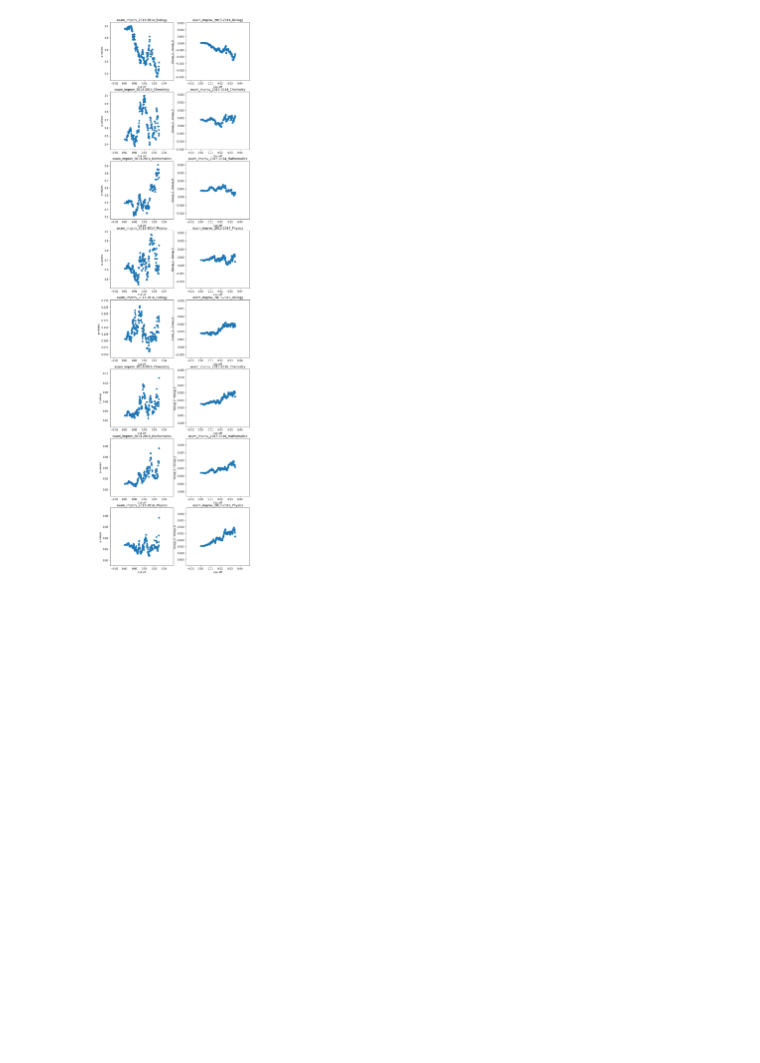
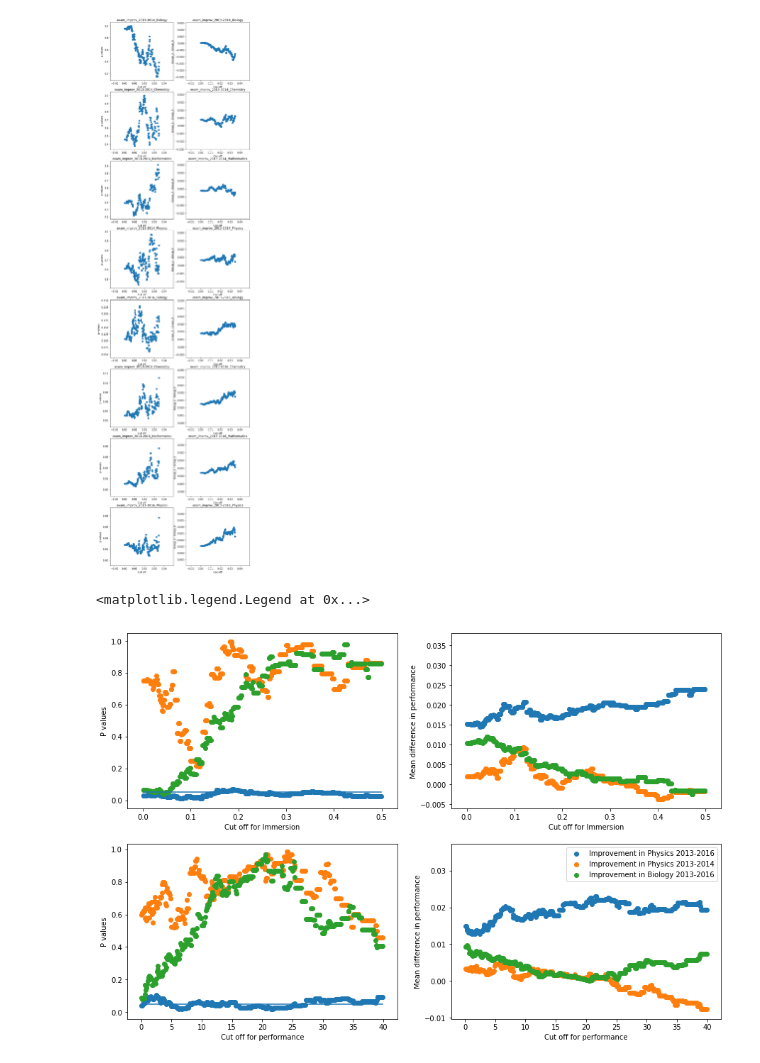
Before and after one commit to KeepFloyding/IP-research, a Jupyter notebook: additional_analysis/Testing new indicators.ipynb, the cells around one changed output. Saved outputs shown, nothing was run; the diff lists cells and outputs as text; code cells hidden in the pictures; blank space fills up the shorter version.

```diff
--- a/additional_analysis/Testing new indicators.ipynb
+++ b/additional_analysis/Testing new indicators.ipynb
@@ -300,3 +300,67 @@ for item_x in x_range:
         count += 1
 # %% [output]
 [figure]
+# %%
+# Checking for the first one
+
+bins = [-0.1, 0, 1, 1000]
+cut_off_array = np.array(range(1,500))*0.001
+df_score_1 = sensitivity_on_bin(df, 'std_ratio', df.filter(regex='exam_improv').columns, bins, ['Inactive','Semi-active','Active'], cut_off_array)
+
+# Check for the second one
+
+bins = [-0.1, 0, 1, 1000]
+cut_off_array = np.array(range(1,400))*0.1
+df_score_2 = sensitivity_on_bin(df, 'std_q_cor', df.filter(regex='exam_improv').columns, bins, ['Inactive','Semi-active','Active'], cut_off_array)
+# %%
+# Plotting
+
+df_test_1a = df_score_1[df_score_1['Key'] == 'exam_improv_2013-2016_Physics']
+df_test_1b = df_score_1[df_score_1['Key'] == 'exam_improv_2013-2014_Physics']
+df_test_1c = df_score_1[df_score_1['Key'] == 'exam_improv_2013-2016_Biology']
+
+
+df_test_2a = df_score_2[df_score_2['Key'] == 'exam_improv_2013-2016_Physics']
+df_test_2b = df_score_2[df_score_2['Key'] == 'exam_improv_2013-2014_Physics']
+df_test_2c = df_score_2[df_score_2['Key'] == 'exam_improv_2013-2016_Biology']
+
+# Creating the subplots
+plt.subplots(2,2,figsize=(15,10))
+
+# Plotting
+plt.subplot(2,2,1)
+plt.scatter(df_test_1a['Cut off'],df_test_1a['p values'])
+plt.scatter(df_test_1b['Cut off'],df_test_1b['p values'])
+plt.scatter(df_test_1c['Cut off'],df_test_1c['p values'])
+plt.plot(df_test_1c['Cut off'],np.ones(len(df_test_1c['p values']))*0.05)
+plt.xlabel('Cut off for Immersion')
+plt.ylabel('P values')
+
+
+plt.subplot(2,2,2)
+plt.scatter(df_test_1a['Cut off'],df_test_1a['Group_2 - Group_0'])
+plt.scatter(df_test_1b['Cut off'],df_test_1b['Group_2 - Group_0'])
+plt.scatter(df_test_1c['Cut off'],df_test_1c['Group_2 - Group_0'])
+plt.xlabel('Cut off for Immersion')
+plt.ylabel('Mean difference in performance')
+
+plt.subplot(2,2,3)
+plt.scatter(df_test_2a['Cut off'],df_test_2a['p values'])
+plt.scatter(df_test_2b['Cut off'],df_test_2b['p values'])
+plt.scatter(df_test_2c['Cut off'],df_test_2c['p values'])
+plt.plot(df_test_2c['Cut off'],np.ones(len(df_test_2c['p values']))*0.05)
+plt.xlabel('Cut off for performance')
+plt.ylabel('P values')
+
+plt.subplot(2,2,4)
+plt.scatter(df_test_2a['Cut off'],df_test_2a['Group_2 - Group_0'])
+plt.scatter(df_test_2b['Cut off'],df_test_2b['Group_2 - Group_0'])
+plt.scatter(df_test_2c['Cut off'],df_test_2c['Group_2 - Group_0'])
+plt.xlabel('Cut off for performance')
+plt.ylabel('Mean difference in performance')
+
+
+plt.legend(['Improvement in Physics 2013-2016','Improvement in Physics 2013-2014','Improvement in Biology 2013-2016'])
+# %% [output]
+<matplotlib.legend.Legend at 0x...>
+[figure, added]
```
Also changed, not shown: 7 other files.
